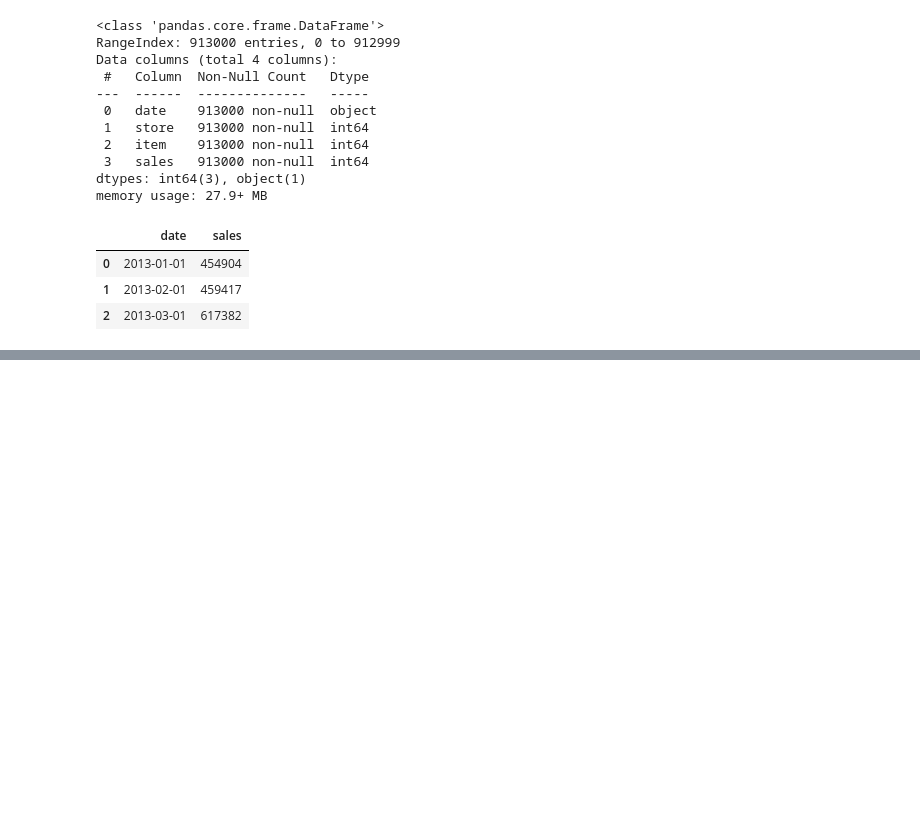
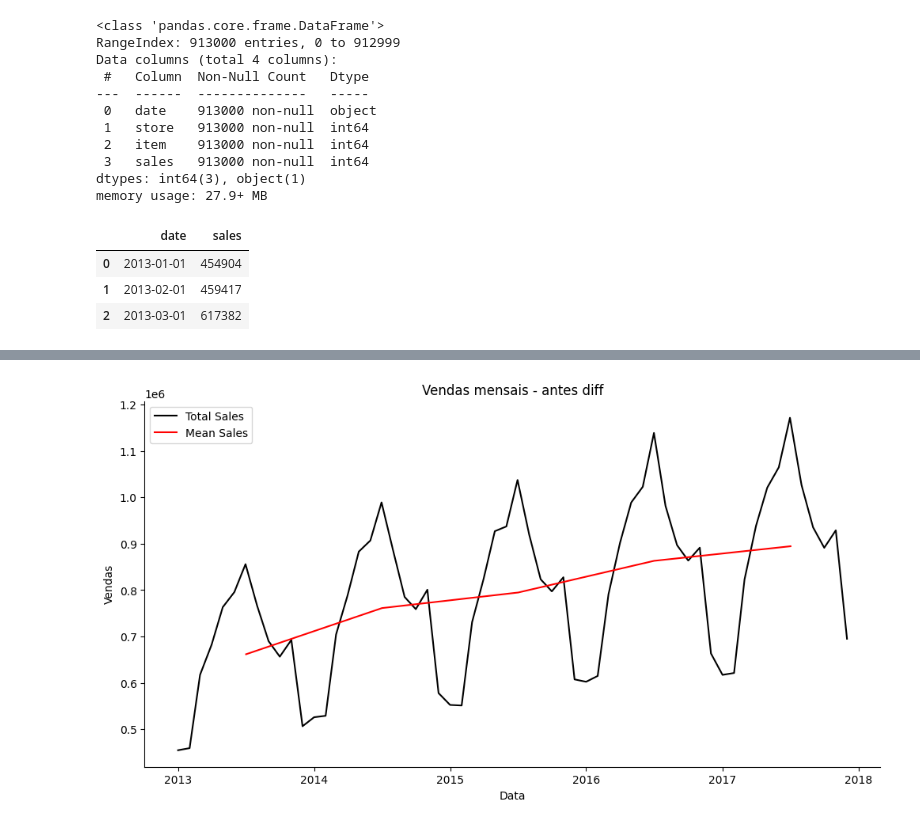
Before and after one commit to pklaudat/sales-data-forecast, a Jupyter notebook: data_info.ipynb, the cells around one changed output, grey strips where cells are left out. Saved outputs shown, nothing was run; the diff lists cells and outputs as text; code cells hidden in the pictures; blank space fills up the shorter version.

```diff
--- a/data_info.ipynb
+++ b/data_info.ipynb
@@ -73,0 +87,22 @@ TypeError: barplot() takes from 0 to 1 positional arguments but 2 positional arg
+# %%
+x_col = 'date'
+y_col = 'sales'
+data = df
+title = 'Vendas mensais - antes diff'
+
+fig, ax = plt.subplots(figsize=(12,6))
+sns.lineplot(x=x_col, y=y_col, data=df, ax=ax, color='black', label='Total Sales')
+
+second = df.groupby(df.date.dt.year)[y_col].mean().reset_index()
+second.date = pd.to_datetime(second.date, format='%Y')
+sns.lineplot(x=(second.date + datetime.timedelta(6*365/12)), y=y_col, data=second, ax=ax, color='red', label='Mean Sales')
+
+ax.set(xlabel = "Data",
+        ylabel = "Vendas",
+        title = title)
+
+sns.despine()
+
+plt.savefig('images/vendas_mensais_antes_diff.png', format='png')
+# %% [output]
+[figure, added]
```
Also changed, not shown: parts of 7 cells of this notebook, 6 other files.
